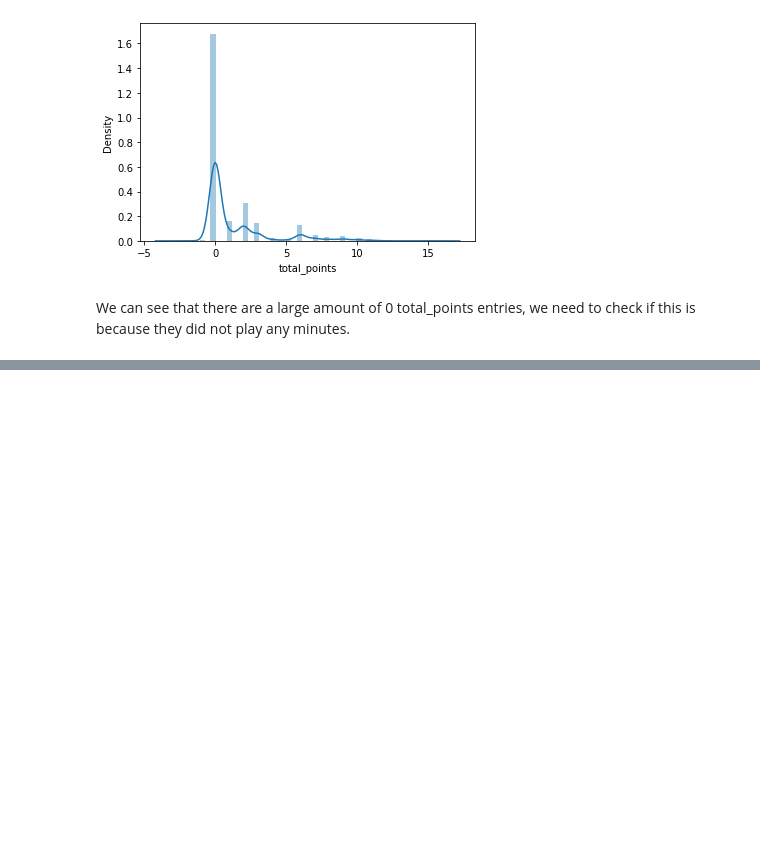
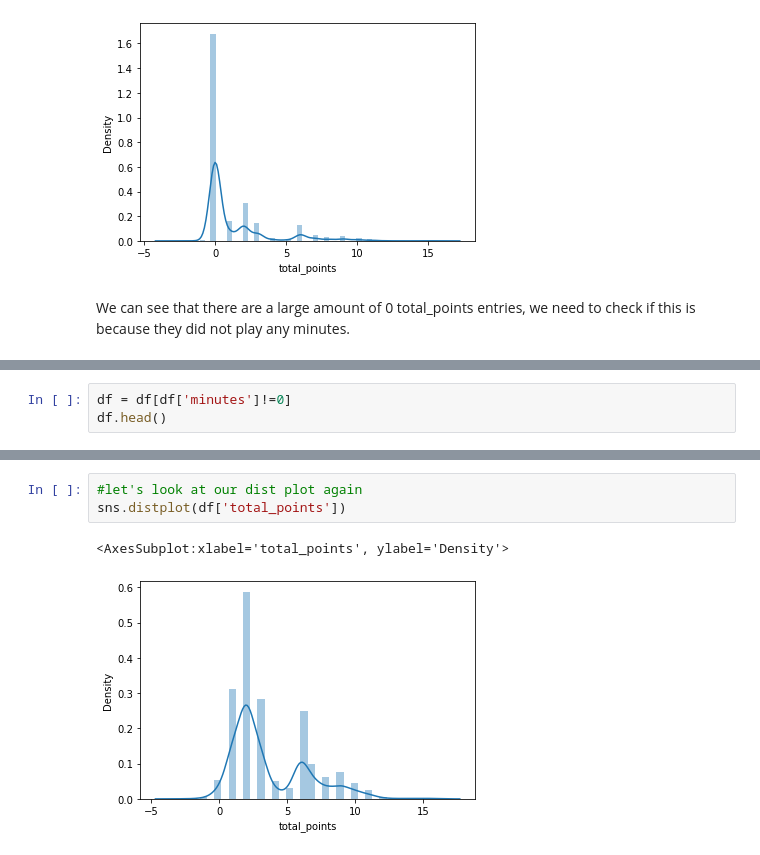
Before and after one commit to hledwards33/FPL_Predictive_Team_Selection, a Jupyter notebook: Further Analysis of Goalkeeper Correlated Variables.ipynb, the cells around one changed output, grey strips where cells are left out. Cells and saved outputs as stored; diff of their text form; blank space fills up the shorter version.

Commit message:
Investigated relationship between value and total_points and removed blank minute rows

```diff
--- a/Further Analysis of Goalkeeper Correlated Variables.ipynb
+++ b/Further Analysis of Goalkeeper Correlated Variables.ipynb
@@ -73,0 +79,3 @@ print('Played:')
+# %%
+df = df[df['minutes']!=0]
+df.head()
@@ -73,0 +89,6 @@ print('Played:')
+# %%
+#let's look at our dist plot again
+sns.distplot(df['total_points'])
+# %% [output]
+<AxesSubplot:xlabel='total_points', ylabel='Density'>
+[figure, added]
```
Also changed, not shown: parts of 12 cells of this notebook.
